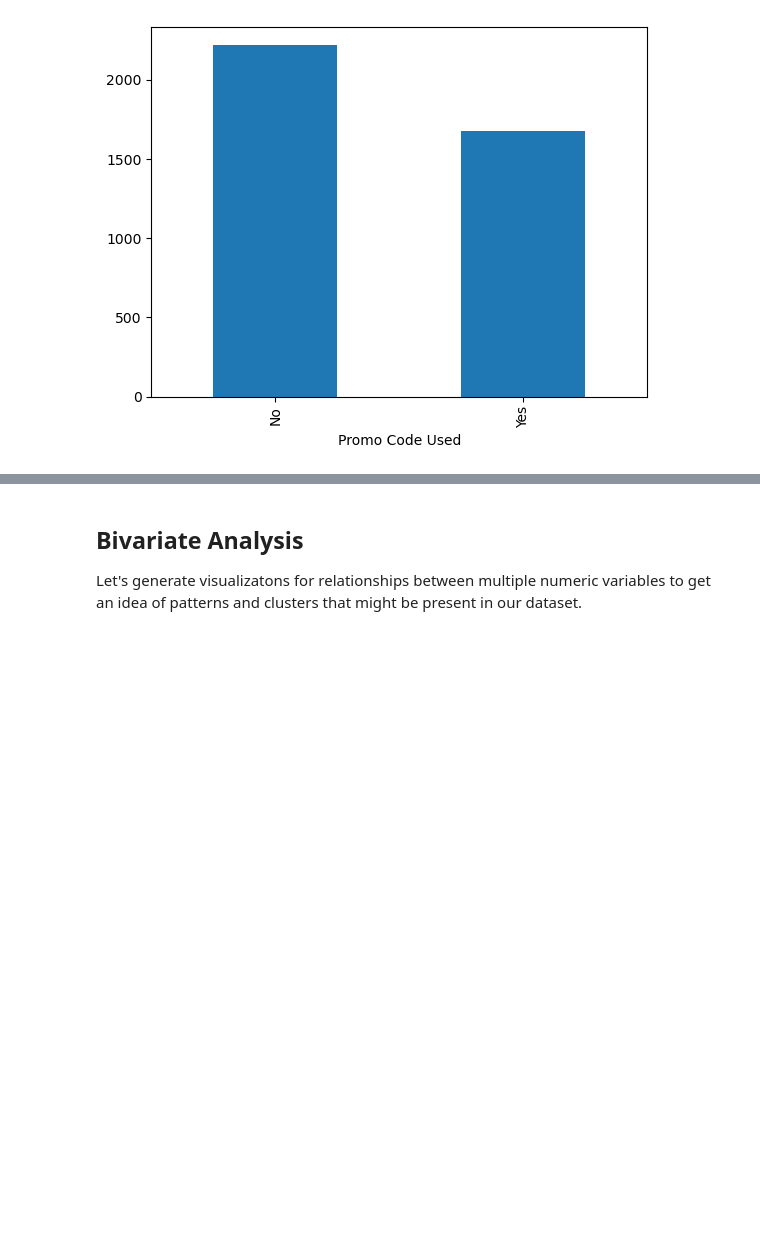
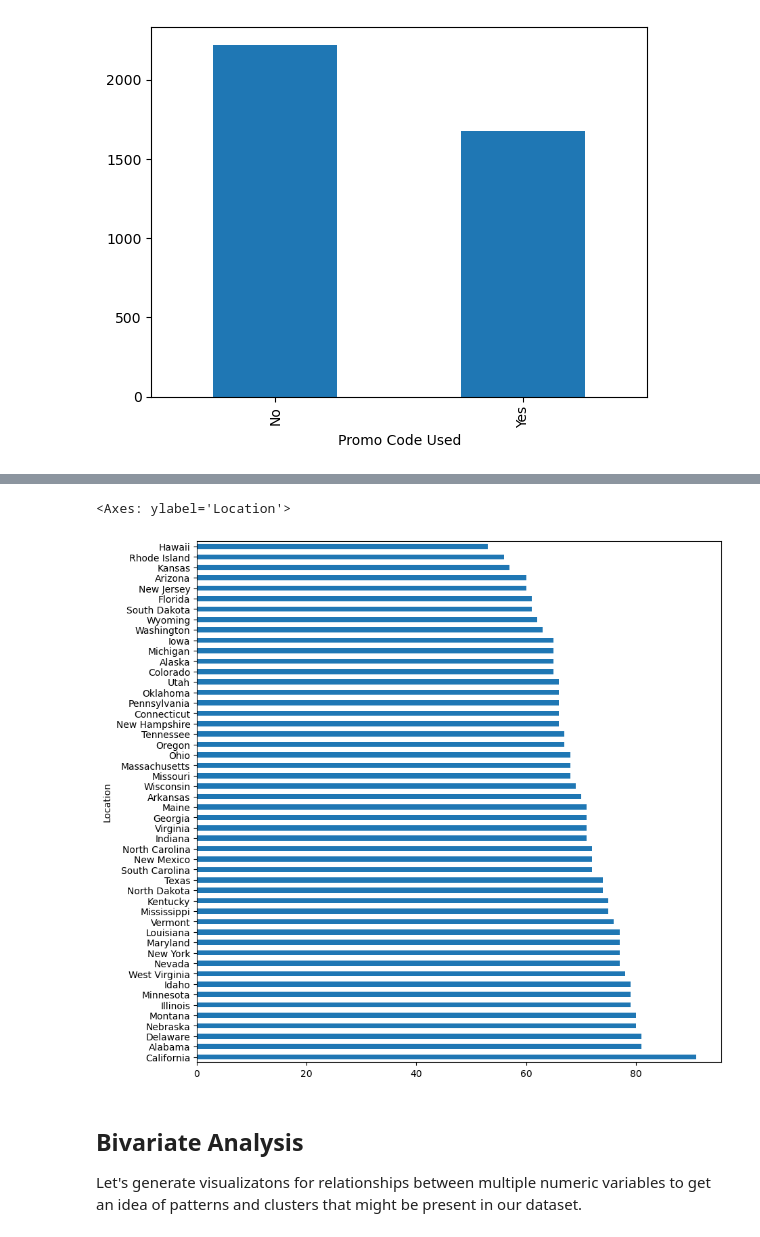
Before and after one commit to ufomaok/shopping_behavior, a Jupyter notebook: code/01explore.ipynb, the cells around one changed output, grey strips where cells are left out. Cells and saved outputs as stored; diff of their text form; code cells hidden in the pictures; blank space fills up the shorter version.

```diff
--- a/code/01explore.ipynb
+++ b/code/01explore.ipynb
@@ -166,4 +199,5 @@ promo_counts.plot.bar()
 # %%
 # TODO: count the frequency of unique values in the "Location" column, save this value into a new dataframe named "loc_counts"
 
-...
+loc_counts = df.value_counts('Location')
+loc_counts
@@ -170,9 +222,13 @@ promo_counts.plot.bar()
 # %%
 # TODO: plot a horizontal barplot for the loc_counts dataframe
 # Documentation: https://pandas.pydata.org/docs/reference/api/pandas.DataFrame.plot.barh.html
 # Hint: resize the figure using "plt.figure(figsize=(10,10))" to "unsquish" your visualization
 
-...
+plt.figure(figsize=(10,10))
+loc_counts.plot.barh()
+# %% [output]
+<Axes: ylabel='Location'>
+[figure, added]
 # %% [markdown]
 ## Bivariate Analysis
 
```
Also changed, not shown: parts of 18 cells of this notebook.
